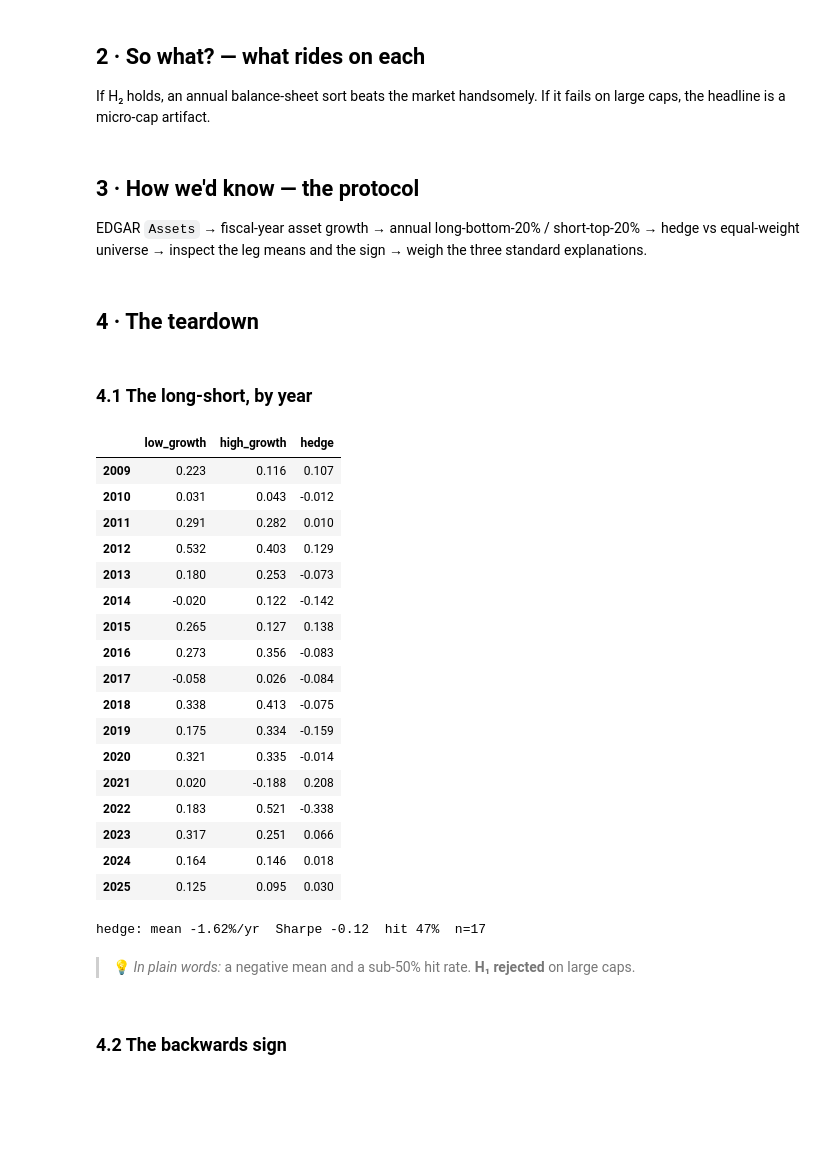
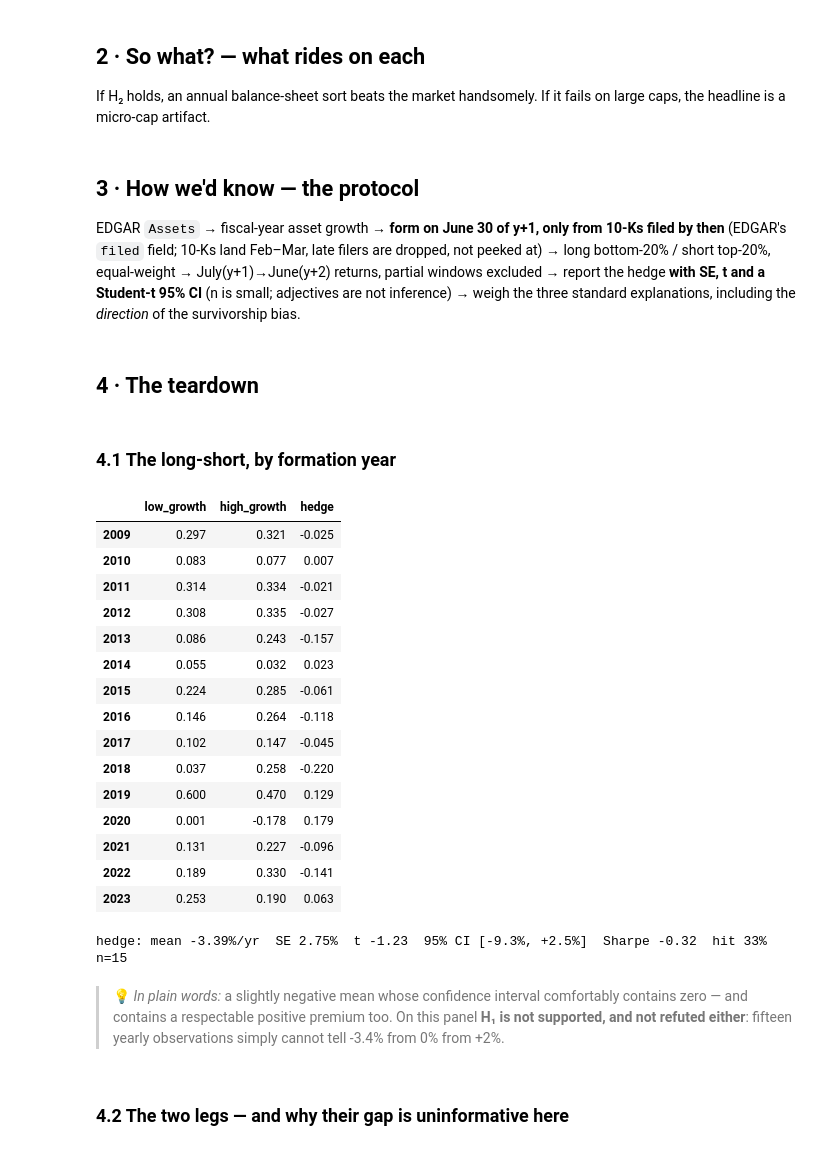
Before and after one commit to Guillain-RDCDE/Open-Alpha-Lab, a Jupyter notebook: studies/44-growth-spurt/notebooks/02_for_the_quants.ipynb, the cells around one changed output. Drawn from its saved outputs; the diff is of its cells as text; code cells hidden in the pictures; blank space fills up the shorter version.

```diff
--- a/studies/44-growth-spurt/notebooks/02_for_the_quants.ipynb
+++ b/studies/44-growth-spurt/notebooks/02_for_the_quants.ipynb
@@ -41,41 +44,42 @@ mkt = st.market_annual(fwd).reindex(h.index)
 ## 2 · So what? — what rides on each
 
 If H₂ holds, an annual balance-sheet sort beats the market handsomely. If it fails on large caps, the headline is a micro-cap artifact.
-# %% [markdown]
-## 3 · How we'd know — the protocol
-
-EDGAR `Assets` → fiscal-year asset growth → annual long-bottom-20% / short-top-20% → hedge vs equal-weight universe → inspect the leg means and the sign → weigh the three standard explanations.
+# %% [markdown]
+## 3 · How we'd know — the protocol
+
+EDGAR `Assets` → fiscal-year asset growth → **form on June 30 of y+1, only from 10-Ks filed by then** (EDGAR's `filed` field; 10-Ks land Feb–Mar, late filers are dropped, not peeked at) → long bottom-20% / short top-20%, equal-weight → July(y+1)→June(y+2) returns, partial windows excluded → report the hedge **with SE, t and a Student-t 95% CI** (n is small; adjectives are not inference) → weigh the three standard explanations, including the *direction* of the survivorship bias.
 # %% [markdown]
 ## 4 · The teardown
 # %% [markdown]
-### 4.1 The long-short, by year
+### 4.1 The long-short, by formation year
 # %%
 display(h.round(3))
-s=st.summary(h['hedge']); print(f"hedge: mean {s['mean']:+.2%}/yr  Sharpe {s['sharpe']:.2f}  hit {s['hit_rate']:.0%}  n={s['n']}")
+s=st.summary(h['hedge'])
+print(f"hedge: mean {s['mean']:+.2%}/yr  SE {s['se']:.2%}  t {s['tstat']:+.2f}  "
+      f"95% CI [{s['ci95_low']:+.1%}, {s['ci95_high']:+.1%}]  Sharpe {s['sharpe']:.2f}  "
+      f"hit {s['hit_rate']:.0%}  n={s['n']}")
 # %% [output]
 |  | low_growth | high_growth | hedge |
-| 2009 | 0.223 | 0.116 | 0.107 |
-| 2010 | 0.031 | 0.043 | -0.012 |
-| 2011 | 0.291 | 0.282 | 0.010 |
-| 2012 | 0.532 | 0.403 | 0.129 |
-| 2013 | 0.180 | 0.253 | -0.073 |
-| 2014 | -0.020 | 0.122 | -0.142 |
-| 2015 | 0.265 | 0.127 | 0.138 |
-| 2016 | 0.273 | 0.356 | -0.083 |
-| 2017 | -0.058 | 0.026 | -0.084 |
-| 2018 | 0.338 | 0.413 | -0.075 |
-| 2019 | 0.175 | 0.334 | -0.159 |
-| 2020 | 0.321 | 0.335 | -0.014 |
-| 2021 | 0.020 | -0.188 | 0.208 |
-| 2022 | 0.183 | 0.521 | -0.338 |
-| 2023 | 0.317 | 0.251 | 0.066 |
-| 2024 | 0.164 | 0.146 | 0.018 |
-| 2025 | 0.125 | 0.095 | 0.030 |
+| 2009 | 0.297 | 0.321 | -0.025 |
+| 2010 | 0.083 | 0.077 | 0.007 |
+| 2011 | 0.314 | 0.334 | -0.021 |
+| 2012 | 0.308 | 0.335 | -0.027 |
+| 2013 | 0.086 | 0.243 | -0.157 |
+| 2014 | 0.055 | 0.032 | 0.023 |
+| 2015 | 0.224 | 0.285 | -0.061 |
+| 2016 | 0.146 | 0.264 | -0.118 |
+| 2017 | 0.102 | 0.147 | -0.045 |
+| 2018 | 0.037 | 0.258 | -0.220 |
+| 2019 | 0.600 | 0.470 | 0.129 |
+| 2020 | 0.001 | -0.178 | 0.179 |
+| 2021 | 0.131 | 0.227 | -0.096 |
+| 2022 | 0.189 | 0.330 | -0.141 |
+| 2023 | 0.253 | 0.190 | 0.063 |
-hedge: mean -1.62%/yr  Sharpe -0.12  hit 47%  n=17
+hedge: mean -3.39%/yr  SE 2.75%  t -1.23  95% CI [-9.3%, +2.5%]  Sharpe -0.32  hit 33%  n=15
-# %% [markdown]
-> 💡 *In plain words:* a negative mean and a sub-50% hit rate. **H₁ rejected** on large caps.
-# %% [markdown]
-### 4.2 The backwards sign
+# %% [markdown]
+> 💡 *In plain words:* a slightly negative mean whose confidence interval comfortably contains zero — and contains a respectable positive premium too. On this panel **H₁ is not supported, and not refuted either**: fifteen yearly observations simply cannot tell -3.4% from 0% from +2%.
+# %% [markdown]
+### 4.2 The two legs — and why their gap is uninformative here
 # %%
 print('long  (low growth) mean: %+.2f%%' % (st.summary(h['low_growth'])['mean']*100))
 print('short (high growth) mean: %+.2f%%' % (st.summary(h['high_growth'])['mean']*100))
```
Also changed, not shown: parts of 12 cells of this notebook, 11 other files.
